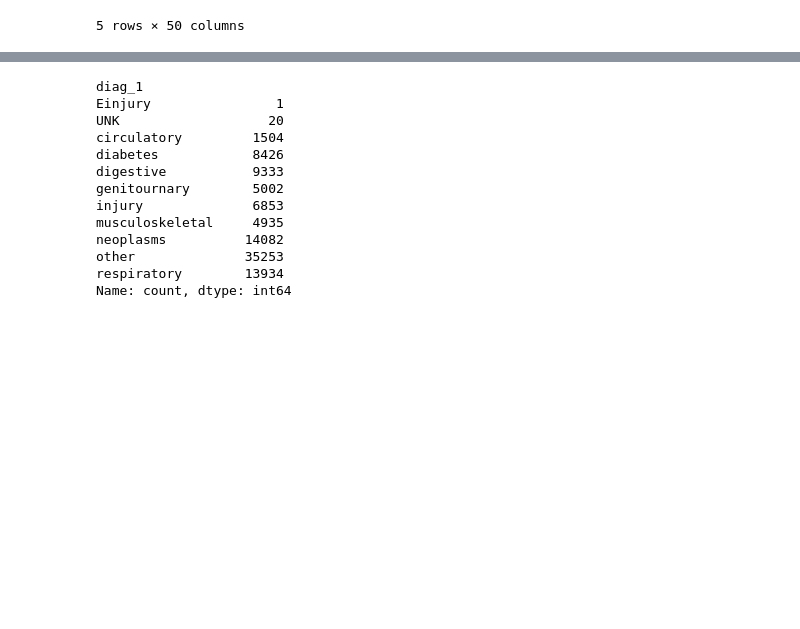
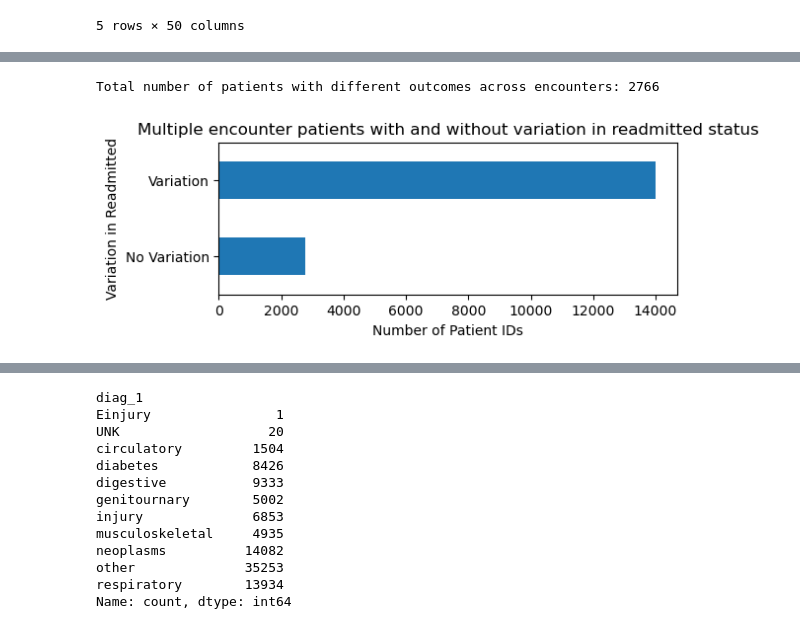
Before and after one commit to stevenworthington/cs109a_final_project, a Jupyter notebook: code/preprocessing.ipynb, the cells around one changed output, grey strips where cells are left out. Drawn from its saved outputs; the diff is of its cells as text; code cells hidden in the pictures; blank space fills up the shorter version.

```diff
--- a/code/preprocessing.ipynb
+++ b/code/preprocessing.ipynb
@@ -17,0 +97,20 @@ df_encounters.head()
+# %%
+# check if 'readmitted' values vary within each group
+def check_variation(df):
+    return df['readmitted'].nunique() > 1
+
+variation = multiple_encounters.groupby('patient_nbr').apply(check_variation)
+
+variation_counts = variation.astype(int).value_counts().sort_index()
+
+print(f"Total number of patients with different outcomes across encounters: {variation.value_counts()[1]}\n")
+
+plt.figure(figsize=(6,2))
+variation_counts.plot(kind='barh')
+plt.xlabel('Number of Patient IDs')
+plt.ylabel('Variation in Readmitted')
+plt.title('Multiple encounter patients with and without variation in readmitted status')
+plt.yticks(ticks=[0, 1], labels=['No Variation', 'Variation']);
+# %% [output]
+Total number of patients with different outcomes across encounters: 2766
+[figure, added]
```
Also changed, not shown: parts of 19 cells of this notebook.
